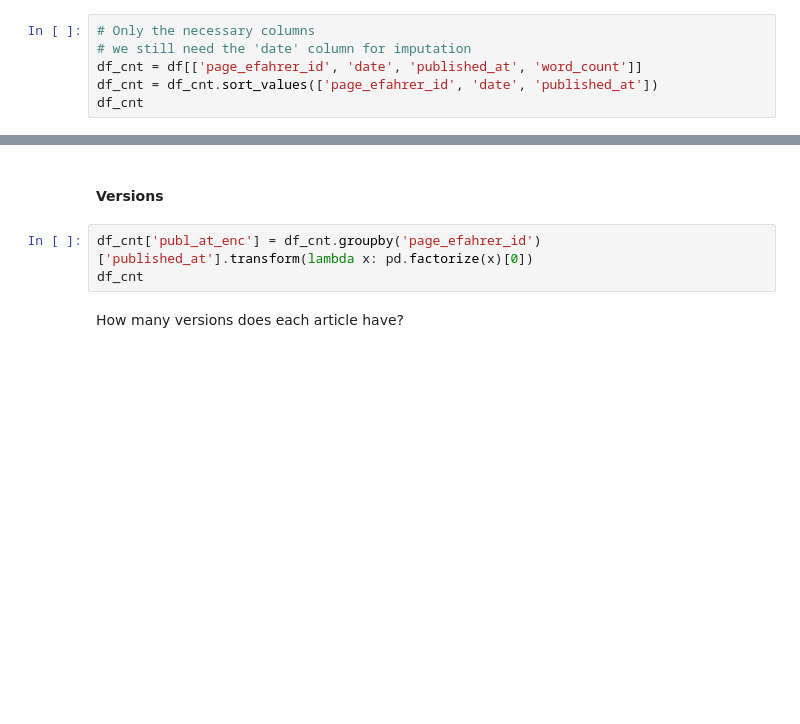
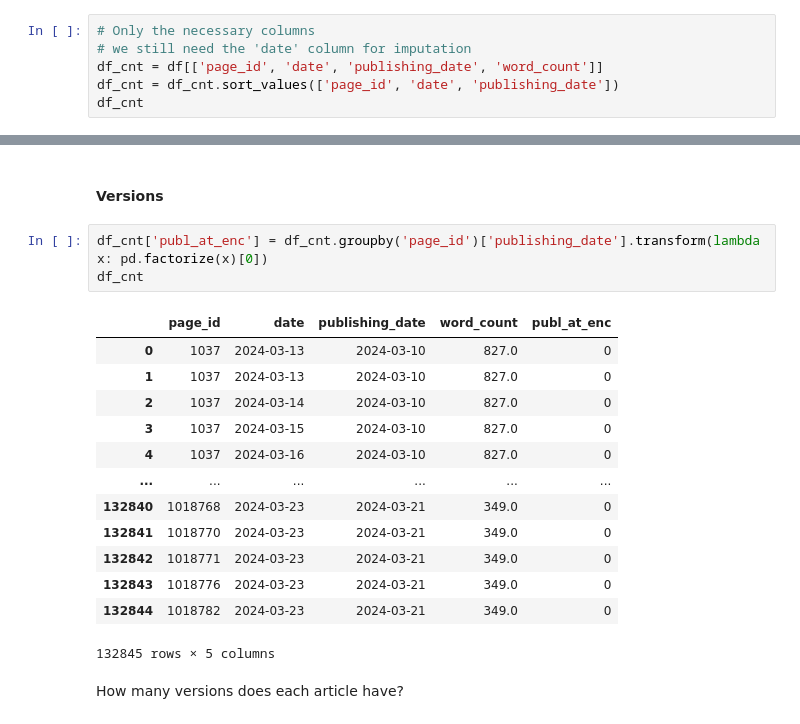
Before and after one commit to RenzoTorrecuso/d-drivers, a Jupyter notebook: notebooks/Cleaning-categorising-katja.ipynb, the cells around one changed output, grey strips where cells are left out. Cells and saved outputs as stored; diff of their text form; blank space fills up the shorter version.

```diff
--- a/notebooks/Cleaning-categorising-katja.ipynb
+++ b/notebooks/Cleaning-categorising-katja.ipynb
@@ -350,6 +390,6 @@ We want to label each version.
 # %%
 # Only the necessary columns
 # we still need the 'date' column for imputation
-df_cnt = df[['page_efahrer_id', 'date', 'published_at', 'word_count']]
-df_cnt = df_cnt.sort_values(['page_efahrer_id', 'date', 'published_at'])
+df_cnt = df[['page_id', 'date', 'publishing_date', 'word_count']]
+df_cnt = df_cnt.sort_values(['page_id', 'date', 'publishing_date'])
 df_cnt
@@ -373,8 +438,22 @@ sus = df_cnt.loc[wcna_idx]
 # %% [markdown]
 #### Versions
 # %%
-df_cnt['publ_at_enc'] = df_cnt.groupby('page_efahrer_id')['published_at'].transform(lambda x: pd.factorize(x)[0])
+df_cnt['publ_at_enc'] = df_cnt.groupby('page_id')['publishing_date'].transform(lambda x: pd.factorize(x)[0])
 df_cnt
+# %% [output]
+|  | page_id | date | publishing_date | word_count | publ_at_enc |
+| 0 | 1037 | 2024-03-13 | 2024-03-10 | 827.0 | 0 |
+| 1 | 1037 | 2024-03-13 | 2024-03-10 | 827.0 | 0 |
+| 2 | 1037 | 2024-03-14 | 2024-03-10 | 827.0 | 0 |
+| 3 | 1037 | 2024-03-15 | 2024-03-10 | 827.0 | 0 |
+| 4 | 1037 | 2024-03-16 | 2024-03-10 | 827.0 | 0 |
+| ... | ... | ... | ... | ... | ... |
+| 132840 | 1018768 | 2024-03-23 | 2024-03-21 | 349.0 | 0 |
+| 132841 | 1018770 | 2024-03-23 | 2024-03-21 | 349.0 | 0 |
+| 132842 | 1018771 | 2024-03-23 | 2024-03-21 | 349.0 | 0 |
+| 132843 | 1018776 | 2024-03-23 | 2024-03-21 | 349.0 | 0 |
+| 132844 | 1018782 | 2024-03-23 | 2024-03-21 | 349.0 | 0 |
+132845 rows × 5 columns
 # %% [markdown]
 How many versions does each article have?
 # %%
```
Also changed, not shown: parts of 16 cells of this notebook, 2 other files.
